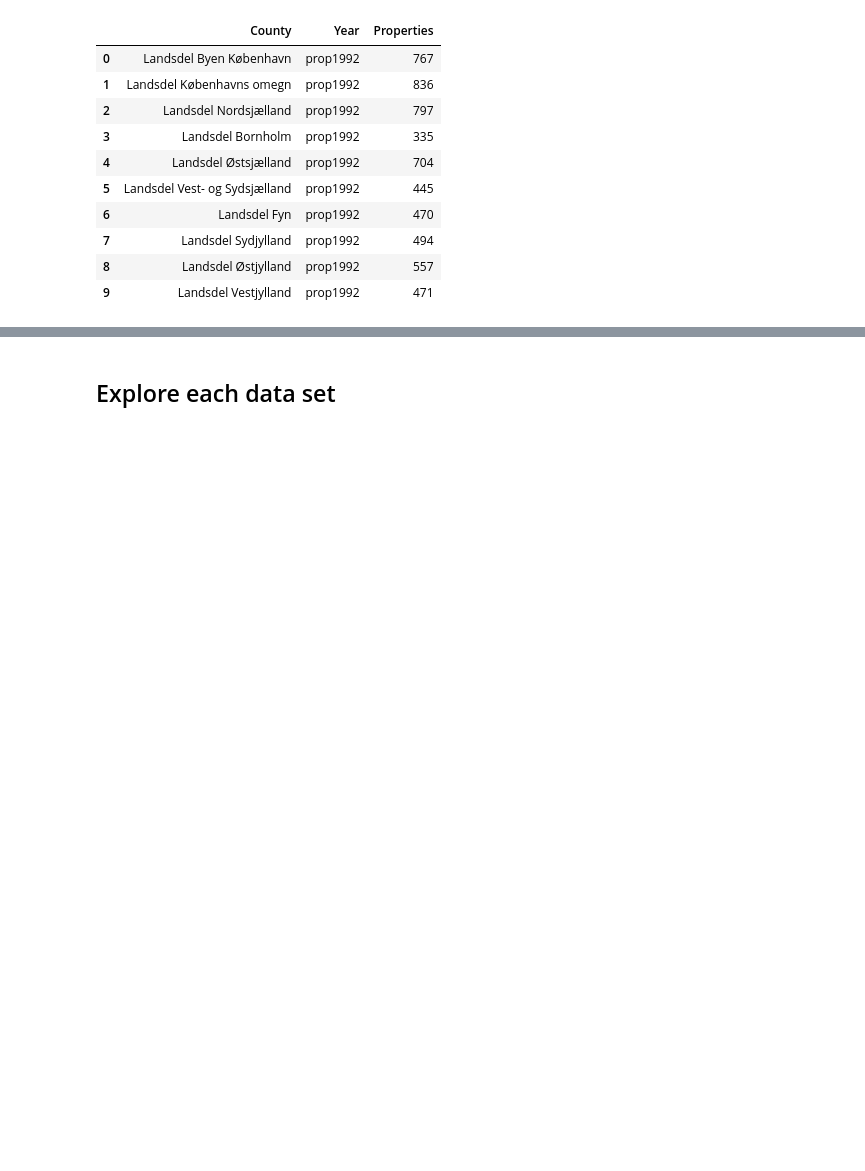
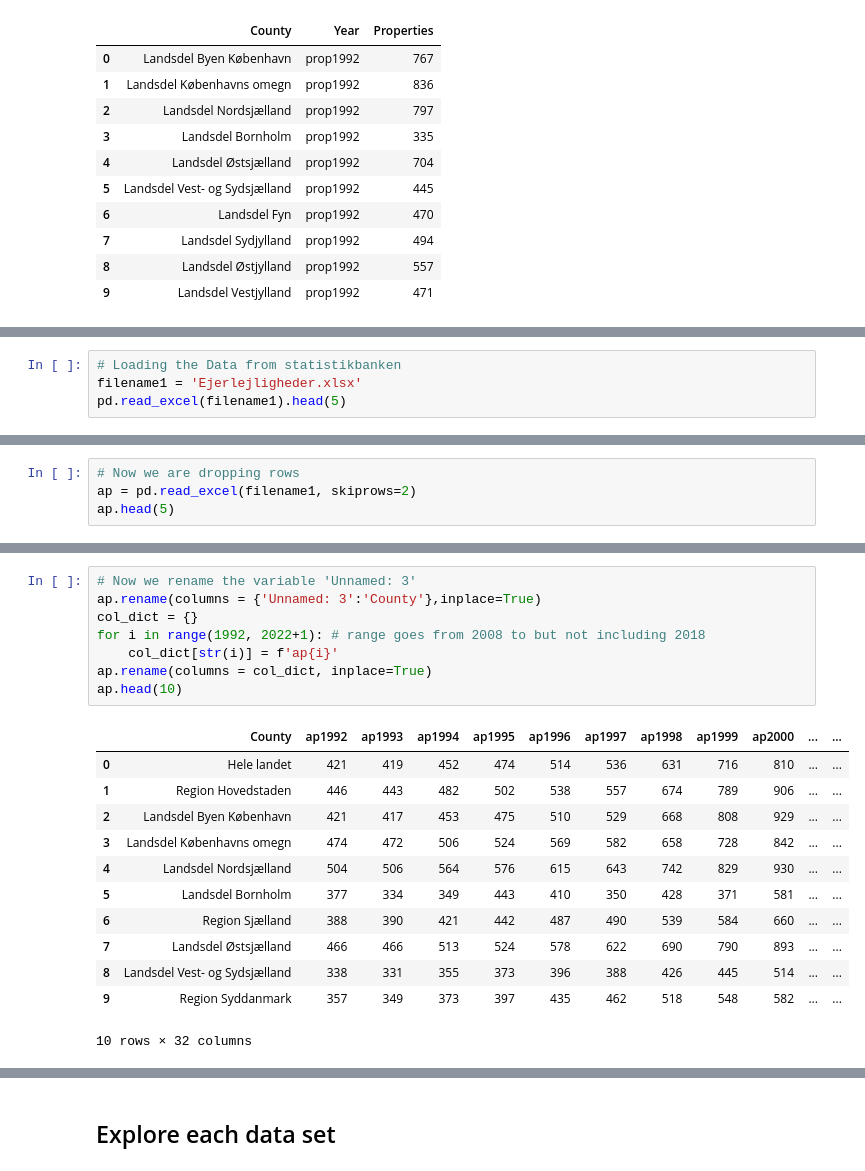
Before and after one commit to NumEconCopenhagen/projects-2023-jps, a Jupyter notebook: dataproject/dataproject.ipynb, the cells around one changed output, grey strips where cells are left out. Saved outputs shown, nothing was run; the diff lists cells and outputs as text; blank space fills up the shorter version.

```diff
--- a/dataproject/dataproject.ipynb
+++ b/dataproject/dataproject.ipynb
@@ -212,0 +164,4 @@ prop_long.head()
+# %%
+# Loading the Data from statistikbanken
+filename1 = 'Ejerlejligheder.xlsx'
+pd.read_excel(filename1).head(5)
@@ -212,0 +176,4 @@ prop_long.head()
+# %%
+# Now we are dropping rows
+ap = pd.read_excel(filename1, skiprows=2)
+ap.head(5)
@@ -212,0 +200,21 @@ prop_long.head()
+# %%
+# Now we rename the variable 'Unnamed: 3'
+ap.rename(columns = {'Unnamed: 3':'County'},inplace=True)
+col_dict = {}
+for i in range(1992, 2022+1): # range goes from 2008 to but not including 2018
+    col_dict[str(i)] = f'ap{i}'
+ap.rename(columns = col_dict, inplace=True)
+ap.head(10)
+# %% [output]
+|  | County | ap1992 | ap1993 | ap1994 | ap1995 | ap1996 | ap1997 | ap1998 | ap1999 | ap2000 | ... | ... |
+| 0 | Hele landet | 421 | 419 | 452 | 474 | 514 | 536 | 631 | 716 | 810 | ... | ... |
+| 1 | Region Hovedstaden | 446 | 443 | 482 | 502 | 538 | 557 | 674 | 789 | 906 | ... | ... |
+| 2 | Landsdel Byen København | 421 | 417 | 453 | 475 | 510 | 529 | 668 | 808 | 929 | ... | ... |
+| 3 | Landsdel Københavns omegn | 474 | 472 | 506 | 524 | 569 | 582 | 658 | 728 | 842 | ... | ... |
+| 4 | Landsdel Nordsjælland | 504 | 506 | 564 | 576 | 615 | 643 | 742 | 829 | 930 | ... | ... |
+| 5 | Landsdel Bornholm | 377 | 334 | 349 | 443 | 410 | 350 | 428 | 371 | 581 | ... | ... |
+| 6 | Region Sjælland | 388 | 390 | 421 | 442 | 487 | 490 | 539 | 584 | 660 | ... | ... |
+| 7 | Landsdel Østsjælland | 466 | 466 | 513 | 524 | 578 | 622 | 690 | 790 | 893 | ... | ... |
+| 8 | Landsdel Vest- og Sydsjælland | 338 | 331 | 355 | 373 | 396 | 388 | 426 | 445 | 514 | ... | ... |
+| 9 | Region Syddanmark | 357 | 349 | 373 | 397 | 435 | 462 | 518 | 548 | 582 | ... | ... |
+10 rows × 32 columns
```
Also changed, not shown: parts of 15 cells of this notebook, 2 other files.
